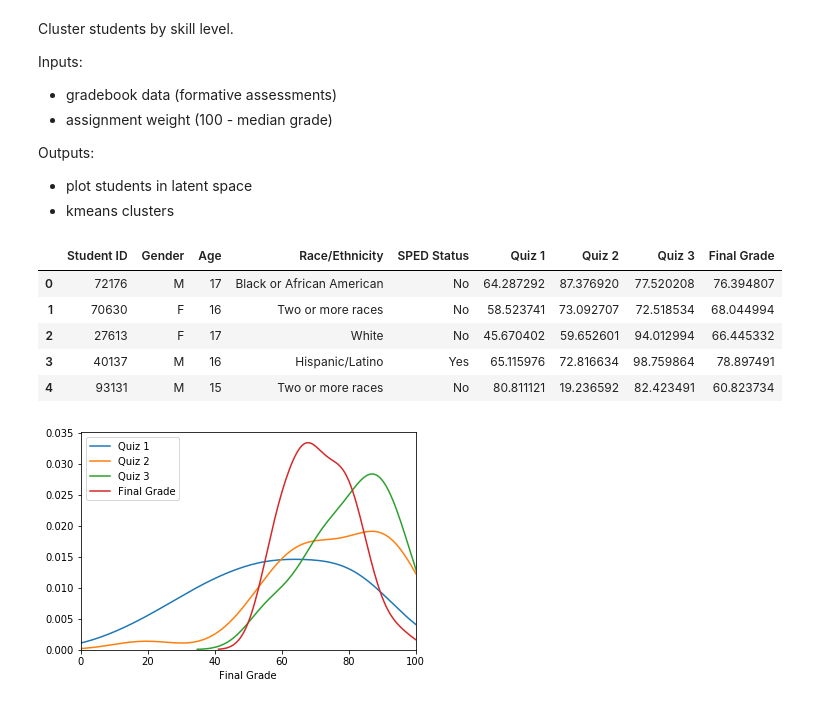
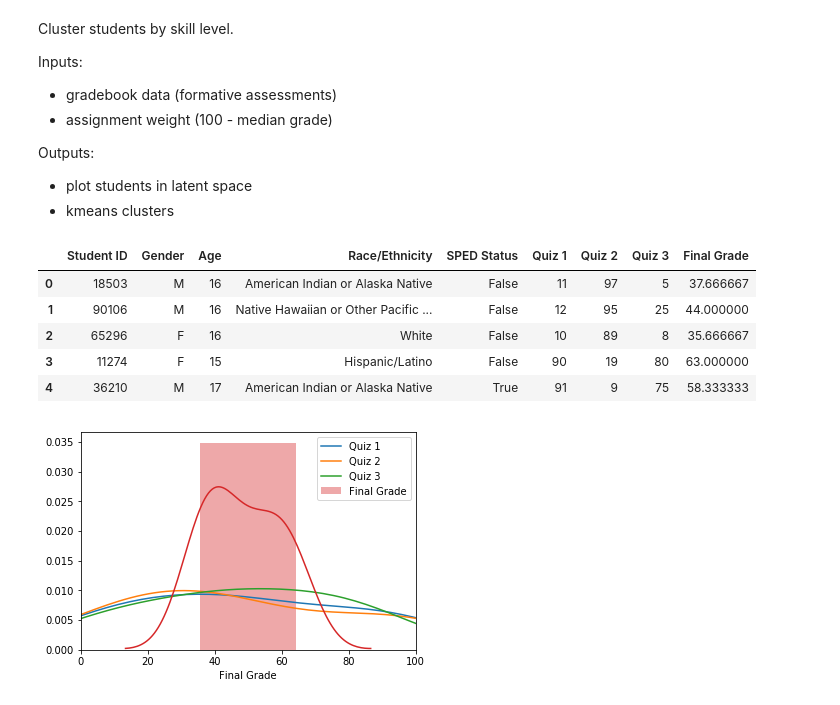
Before and after one commit to lukas-a-olson/differentiation, a Jupyter notebook: Differentiation Prototype.ipynb, the cells around one changed output. Cells and saved outputs as stored; diff of their text form; code cells hidden in the pictures.

```diff
--- a/Differentiation Prototype.ipynb
+++ b/Differentiation Prototype.ipynb
@@ -28,42 +28,42 @@ import itertools
 
 def simulate_grades(mu, sigma, n_students):
     grades = []
     for i in range(n_students):
         g = -1
         while g<0 or g>100:
             g = np.random.normal(mu, sigma)
         grades.append(g)
     return grades
 
 
 def simulate_gradebook(n_students=20):
     gb =  pd.DataFrame({'Student ID': np.random.choice(100000, n_students, replace=False),
                         'Gender': np.random.choice(['M', 'F'], n_students),
                         'Age': np.random.choice([15, 16, 16, 17], n_students),
                         'Race/Ethnicity': np.random.choice(['Hispanic/Latino', 'American Indian or Alaska Native',
                                                             'Asian', 'Black or African American',
                                                             'Native Hawaiian or Other Pacific Islander', 'White',
                                                             'Two or more races'], n_students),
-                        'SPED Status': np.random.choice(['No', 'Yes'], n_students, p=[0.8, 0.2]),
-                        'Quiz 1': simulate_grades(70, 30, n_students), #simulate_grades(mu, sigma, n_students)
-                        'Quiz 2': simulate_grades(80, 25, n_students),
-                        'Quiz 3': simulate_grades(90, 20, n_students)})
+                        'SPED Status': np.random.choice([False,True], n_students, p=[0.8, 0.2]),
+                        'Quiz 1': [11,12,10,90,91,92,50,55,41,38], #simulate_grades(mu, sigma, n_students)
+                        'Quiz 2': [97,95,89,19,9,11,50,45,40,30],
+                        'Quiz 3': [5,25,8,80,75,90,50,65,43,40]})
     gb['Final Grade'] = gb[['Quiz 1', 'Quiz 2', 'Quiz 3']].mean(axis='columns')
     return gb
 
-gb = simulate_gradebook(30)
+gb = simulate_gradebook(10)
 display(gb.head())
 
 for col in ['Quiz 1', 'Quiz 2', 'Quiz 3', 'Final Grade']:
-    sns.distplot(gb[col], hist=False, label=col)
+    sns.distplot(gb[col], hist=True if col=='Final Grade' else False, label=col)
 plt.legend()
 plt.xlim([0,100])
 plt.show()
 # %% [output]
 |  | Student ID | Gender | Age | Race/Ethnicity | SPED Status | Quiz 1 | Quiz 2 | Quiz 3 | Final Grade |
-| 0 | 72176 | M | 17 | Black or African American | No | 64.287292 | 87.376920 | 77.520208 | 76.394807 |
-| 1 | 70630 | F | 16 | Two or more races | No | 58.523741 | 73.092707 | 72.518534 | 68.044994 |
-| 2 | 27613 | F | 17 | White | No | 45.670402 | 59.652601 | 94.012994 | 66.445332 |
-| 3 | 40137 | M | 16 | Hispanic/Latino | Yes | 65.115976 | 72.816634 | 98.759864 | 78.897491 |
-| 4 | 93131 | M | 15 | Two or more races | No | 80.811121 | 19.236592 | 82.423491 | 60.823734 |
+| 0 | 18503 | M | 16 | American Indian or Alaska Native | False | 11 | 97 | 5 | 37.666667 |
+| 1 | 90106 | M | 16 | Native Hawaiian or Other Pacific ... | False | 12 | 95 | 25 | 44.000000 |
+| 2 | 65296 | F | 16 | White | False | 10 | 89 | 8 | 35.666667 |
+| 3 | 11274 | F | 15 | Hispanic/Latino | False | 90 | 19 | 80 | 63.000000 |
+| 4 | 36210 | M | 17 | American Indian or Alaska Native | True | 91 | 9 | 75 | 58.333333 |
-[figure, old version]
+[figure, new version]
```
Also changed, not shown: parts of 6 cells of this notebook, 22 other files.
